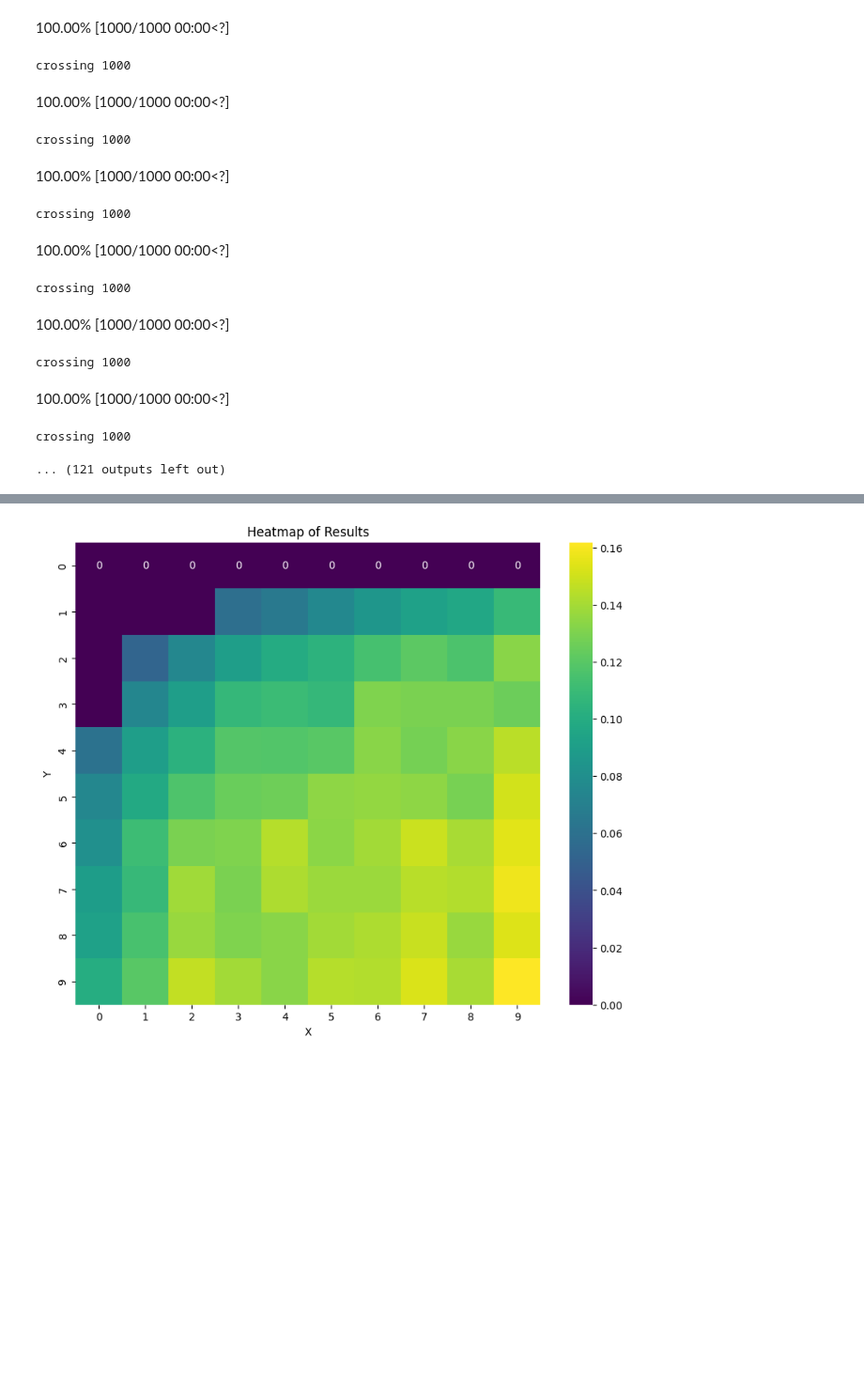
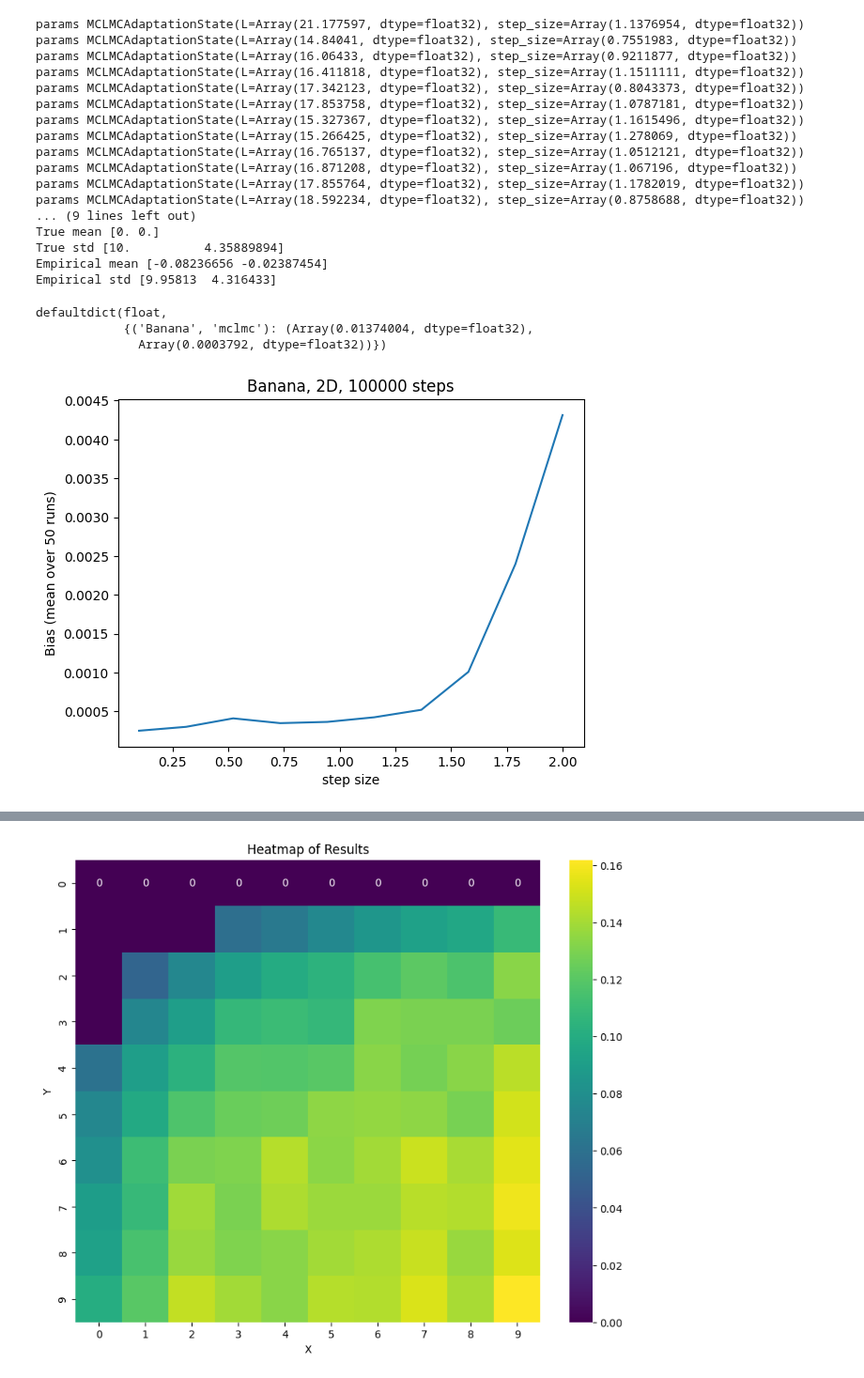
Before and after one commit to reubenharry/blackjax, a Jupyter notebook: benchmarks/mcmc/benchmark.ipynb, the cells around one changed output, grey strips where cells are left out. Shown at 94% size. Saved outputs shown, nothing was run; the diff lists cells and outputs as text; code cells hidden in the pictures; blank space fills up the shorter version.

```diff
--- a/benchmarks/mcmc/benchmark.ipynb
+++ b/benchmarks/mcmc/benchmark.ipynb
@@ -1,33 +103,54 @@
 # %%
-from collections import defaultdict
-import itertools
-import numpy as np
-
-from benchmark import benchmark_chains, sampler_mhmclmc
-
-from inference_models import models
-
 results = defaultdict(float)
 
-for model in ["simple"]:
-    # for sampler in ["mclmc"]:
-    for sampler in itertools.product(np.linspace(1e-3, 1e0, 10), np.linspace(5,50, 10)):
+for model in ["Banana"]:
+    for sampler in ["mclmc"]:
+    # for step_size in []:
+    # for sampler in itertools.product(np.linspace(1e-3, 1e0, 10), np.linspace(5,50, 10)):
         # result = benchmark(models[model], samplers[sampler])
         # result = benchmark_chains(models[model], samplers[sampler])
-        result = benchmark_chains(models[model], sampler_mhmclmc(*sampler))
+        result = benchmark_chains(models[model], samplers[sampler], batch=20, n = 100000)
         # print(result, result2, "results")
         results[(model, sampler)] = result
+
+results
 # %% [output]
-100.00% [1000/1000 00:00<?]
-crossing 1000
+params MCLMCAdaptationState(L=Array(21.177597, dtype=float32), step_size=Array(1.1376954, dtype=float32))
+params MCLMCAdaptationState(L=Array(14.84041, dtype=float32), step_size=Array(0.7551983, dtype=float32))
+params MCLMCAdaptationState(L=Array(16.06433, dtype=float32), step_size=Array(0.9211877, dtype=float32))
+params MCLMCAdaptationState(L=Array(16.411818, dtype=float32), step_size=Array(1.1511111, dtype=float32))
+params MCLMCAdaptationState(L=Array(17.342123, dtype=float32), step_size=Array(0.8043373, dtype=float32))
+params MCLMCAdaptationState(L=Array(17.853758, dtype=float32), step_size=Array(1.0787181, dtype=float32))
+params MCLMCAdaptationState(L=Array(15.327367, dtype=float32), step_size=Array(1.1615496, dtype=float32))
+params MCLMCAdaptationState(L=Array(15.266425, dtype=float32), step_size=Array(1.278069, dtype=float32))
+params MCLMCAdaptationState(L=Array(16.765137, dtype=float32), step_size=Array(1.0512121, dtype=float32))
+params MCLMCAdaptationState(L=Array(16.871208, dtype=float32), step_size=Array(1.067196, dtype=float32))
+params MCLMCAdaptationState(L=Array(17.855764, dtype=float32), step_size=Array(1.1782019, dtype=float32))
+params MCLMCAdaptationState(L=Array(18.592234, dtype=float32), step_size=Array(0.8758688, dtype=float32))
+... (9 lines left out)
+True mean [0. 0.]
+True std [10.          4.35889894]
+Empirical mean [-0.08236656 -0.02387454]
+Empirical std [9.95813  4.316433]
-100.00% [1000/1000 00:00<?]
-crossing 1000
+defaultdict(float,
+            {('Banana', 'mclmc'): (Array(0.01374004, dtype=float32),
+              Array(0.0003792, dtype=float32))})
-100.00% [1000/1000 00:00<?]
-crossing 1000
-100.00% [1000/1000 00:00<?]
-crossing 1000
-100.00% [1000/1000 00:00<?]
-crossing 1000
-100.00% [1000/1000 00:00<?]
-crossing 1000
-... (121 outputs left out)
+# %%
+import matplotlib.pyplot as plt
+
+# Extract noise values from the keys of the results dictionary
+step_size_values = [key[1] for key in results.keys()]
+
+# Extract result values from the dictionary
+result_values = list(results.values())
+
+
+# Plot the results against noise
+plt.plot(step_size_values, result_values)
+# plt.plot(noise_values, np.exp(np.array(noise_values)/10) )
+plt.xlabel('step size')
+plt.ylabel('Bias (mean over 50 runs)')
+plt.title('Banana, 2D, 100000 steps')
+plt.show()
+# %% [output]
+[figure, added]
```
Also changed, not shown: parts of 4 cells of this notebook, 4 other files.
